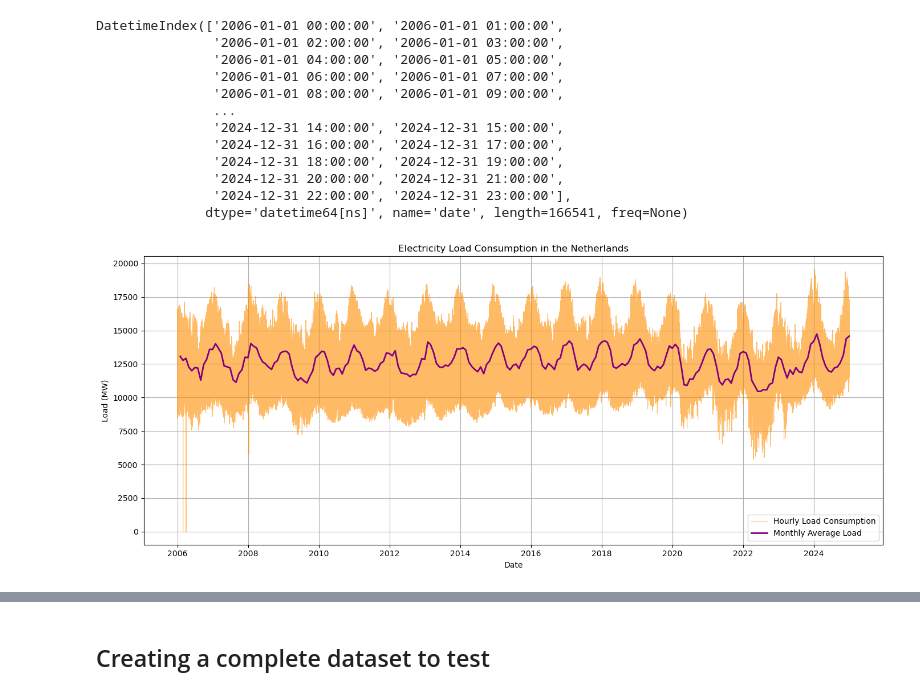
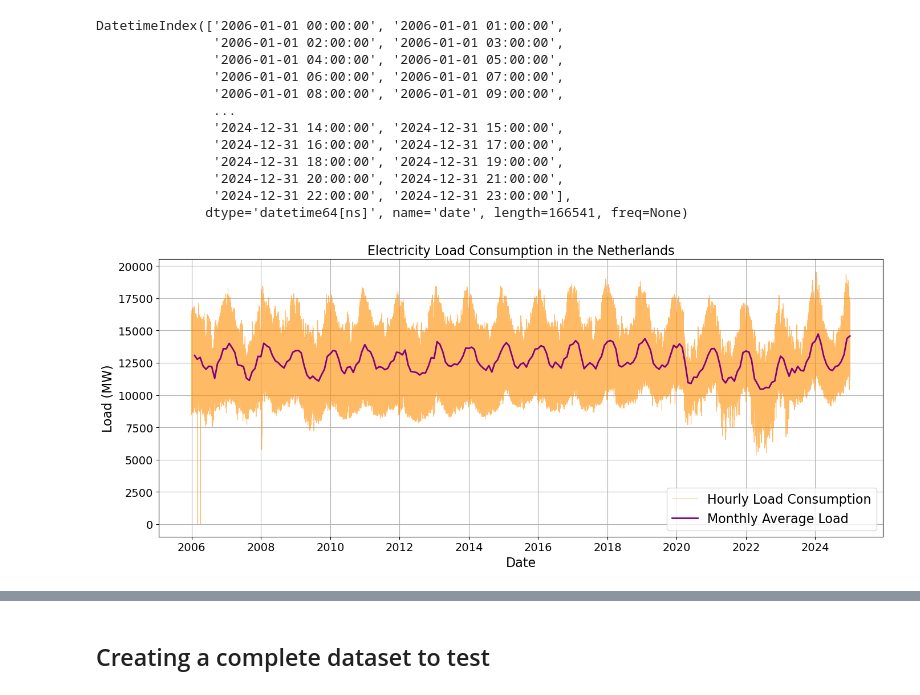
Before and after one commit to rzff/MsCThesisRubenCuriel2024, a Jupyter notebook: Code/EDA/Notebooks/EDA.ipynb, the cells around one changed output, grey strips where cells are left out. Drawn from its saved outputs; the diff is of its cells as text; code cells hidden in the pictures.

```diff
--- a/Code/EDA/Notebooks/EDA.ipynb
+++ b/Code/EDA/Notebooks/EDA.ipynb
@@ -1536,37 +1536,40 @@ monthly_load = load_NL.resample('M')['LoadConsumption'].mean()
 
 # Create the figure
 plt.figure(figsize=(14, 6))
 
 # Plot original load data (semi-transparent for clarity)
 plt.plot(
     load_NL.index,
     load_NL['LoadConsumption'],
     label='Hourly Load Consumption',
     color='darkorange',
     linewidth=0.8,
     alpha=0.6
 )
 
 # Plot monthly average load
 plt.plot(
     monthly_load.index,
     monthly_load.values,
     label='Monthly Average Load',
     color='purple',
     linewidth=2
 )
 
 # Formatting
-plt.title('Electricity Load Consumption in the Netherlands')
-plt.xlabel('Date')
-plt.ylabel('Load (MW)')
-plt.legend()
+plt.xticks(fontsize=14)
+plt.yticks(fontsize=14)
+plt.title('Electricity Load Consumption in the Netherlands',fontsize=16)
+plt.xlabel('Date',fontsize=16)
+plt.ylabel('Load (MW)',fontsize=16)
+plt.legend(fontsize=16)
 plt.grid(True)
 plt.tight_layout()
 
 # Optional: save to file
-# plt.savefig('load_consumption_overview.png', dpi=300)
-
+output_dir = './BiggerFontPlots'
+os.makedirs(output_dir, exist_ok=True)
+plt.savefig(f'{output_dir}/load_consumption_overview.png', dpi=300)
 plt.show()
 # %% [output]
-[figure, old version]
+[figure, new version]
```
Also changed, not shown: parts of 7 cells of this notebook, 18 other files.
